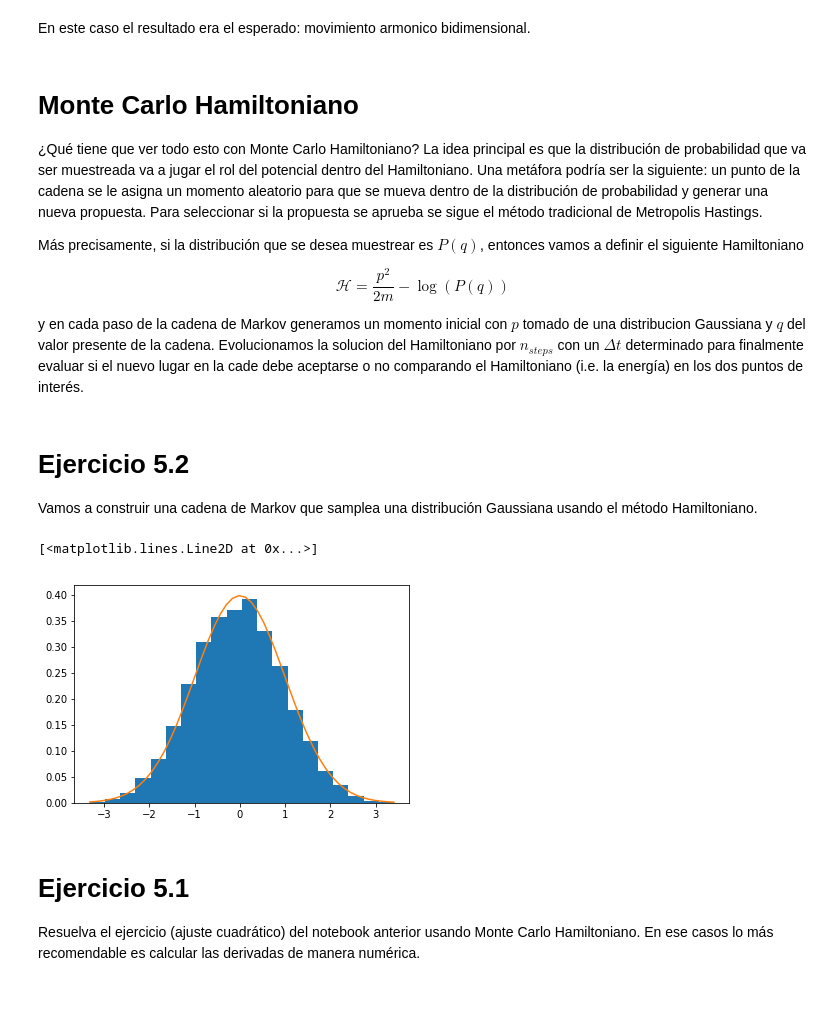
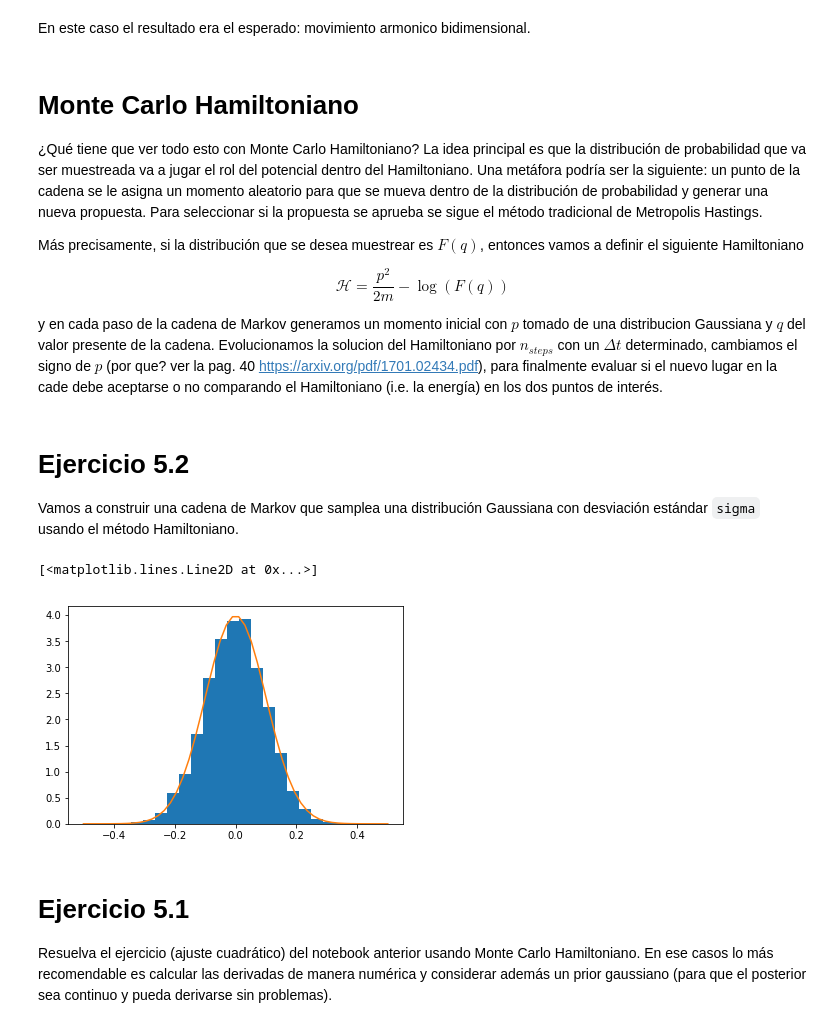
Before and after one commit to ComputoCienciasUniandes/MetodosComputacionalesAvanzados, a Jupyter notebook: secciones/05.MCMC/05_Hamiltoniano.ipynb, the cells around one changed output. Drawn from its saved outputs; the diff is of its cells as text; code cells hidden in the pictures; blank space fills up the shorter version.

```diff
--- a/secciones/05.MCMC/05_Hamiltoniano.ipynb
+++ b/secciones/05.MCMC/05_Hamiltoniano.ipynb
@@ -148,40 +148,40 @@ En este caso el resultado era el esperado: movimiento armonico bidimensional.
 la distribución de probabilidad que va ser muestreada va a jugar el rol del potencial
 dentro del Hamiltoniano. Una metáfora podría ser la siguiente: un punto de la cadena se le asigna un momento aleatorio para que se mueva dentro de la distribución de probabilidad y generar una nueva propuesta. Para seleccionar si la propuesta se aprueba se sigue el método tradicional de Metropolis Hastings.
 
-Más precisamente, si la distribución que se desea muestrear es $P(q)$, entonces vamos a definir el
+Más precisamente, si la distribución que se desea muestrear es $F(q)$, entonces vamos a definir el
 siguiente Hamiltoniano
 
 $$
-\mathcal{H} = \frac{p^2}{2m} -  \log (P(q))
+\mathcal{H} = \frac{p^2}{2m} -  \log (F(q))
 $$
 
-y en cada paso de la cadena de Markov generamos un momento inicial con $p$ tomado de una distribucion Gaussiana y $q$ del valor presente de la cadena. Evolucionamos la solucion del Hamiltoniano por $n_{steps}$ con un $\Delta t$ determinado para finalmente evaluar si el nuevo lugar en la cade debe aceptarse o no comparando el Hamiltoniano (i.e. la energía) en los dos puntos de interés.
+y en cada paso de la cadena de Markov generamos un momento inicial con $p$ tomado de una distribucion Gaussiana y $q$ del valor presente de la cadena. Evolucionamos la solucion del Hamiltoniano por $n_{steps}$ con un $\Delta t$ determinado, cambiamos el signo de $p$ (por que? ver la pag. 40 https://arxiv.org/pdf/1701.02434.pdf), para finalmente evaluar si el nuevo lugar en la cade debe aceptarse o no comparando el Hamiltoniano (i.e. la energía) en los dos puntos de interés.
 # %% [markdown]
 # Ejercicio 5.2
 
-Vamos a construir una cadena de Markov que samplea una distribución Gaussiana usando el método Hamiltoniano.
+Vamos a construir una cadena de Markov que samplea una distribución Gaussiana con desviación estándar `sigma` usando el método Hamiltoniano.
 # %%
-def pdf_to_sample(q):
-    return exp(-0.5*q**2)
+def pdf_to_sample(q, sigma):
+    return exp(-0.5*q**2/sigma**2)
 
-def log_pdf_to_sample(q):
-    return -q*q/2.0
+def log_pdf_to_sample(q, sigma):
+    return -0.5*q**2/sigma**2
 
-def gradient_log_pdf_to_sample(q):
-    return -q
+def gradient_log_pdf_to_sample(q, sigma):
+    return -q/sigma**2
 
-def leapfrog(q,p, delta_t=1E-1, niter=5):
+def leapfrog(q,p, sigma, delta_t=1E-1, niter=5):
     q_new = q
     p_new = p
     for i in range(niter):
-        p_new = p_new + 0.5 * delta_t * gradient_log_pdf_to_sample(q_new) #kick
+        p_new = p_new + 0.5 * delta_t * gradient_log_pdf_to_sample(q_new, sigma) #kick
         q_new = q_new + delta_t * p_new #drift
-        p_new = p_new + 0.5 * delta_t * gradient_log_pdf_to_sample(q_new) #kick
+        p_new = p_new + 0.5 * delta_t * gradient_log_pdf_to_sample(q_new, sigma) #kick
     return q_new, p_new
 
-def H(q,p):
+def H(q,p, sigma):
     K = 0.5 * p * p
-    U = -log_pdf_to_sample(q)
+    U = -log_pdf_to_sample(q, sigma)
     return K + U
 
 def MCMC(nsteps):
@@ -189,11 +189,13 @@ def MCMC(nsteps):
     p = np.zeros(nsteps)
     p[0] = np.random.normal(0,1)
     q[0] = np.random.normal(0,1)
+    sigma = 0.1
     for i in range(1,nsteps):
         p[i] = np.random.normal(0,1)
-        q_new, p_new = leapfrog(q[i-1],p[i-1]) # la propuesta se hace con leapfrog
-        E_new = H(q_new, p_new) # En lugar de evaluar la pdf se evalua la energia.
-        E_old = H(q[i-1], p[i-1])
+        q_new, p_new = leapfrog(q[i-1],p[i-1], sigma) # la propuesta se hace con leapfrog
+        p_new = -p_new #negamos a p para que la propuesta sea simetrica.
+        E_new = H(q_new, p_new, sigma) # En lugar de evaluar la pdf se evalua la energia.
+        E_old = H(q[i-1], p[i-1], sigma)
         alpha = min(1.0,np.exp(-(E_new - E_old))) # Se comparan las dos energias
         beta = np.random.random()
         if beta < alpha:
@@ -204,16 +206,16 @@ def MCMC(nsteps):
 # %%
 q_chain = MCMC(10000)
 # %%
-x = np.linspace(q_chain.min(), q_chain.max())
-sigma = 1.0
+x = np.linspace(-0.5, 0.5)
+sigma = 0.1
 y = (1.0/(sigma * np.sqrt(2*np.pi))) * np.exp(-0.5*(x/sigma)**2)
 
 a = plt.hist(q_chain[500:], bins=20, density=True)
 plt.plot(x,y)
 # %% [output]
 [<matplotlib.lines.Line2D at 0x...>]
-[figure, old version]
+[figure, new version]
 # %% [markdown]
 # Ejercicio 5.1
 
-Resuelva el ejercicio (ajuste cuadrático) del notebook anterior usando Monte Carlo Hamiltoniano. En ese casos lo más recomendable es calcular las derivadas de manera numérica.
+Resuelva el ejercicio (ajuste cuadrático) del notebook anterior usando Monte Carlo Hamiltoniano. En ese casos lo más recomendable es calcular las derivadas de manera numérica y considerar además un prior gaussiano (para que el posterior sea continuo y pueda derivarse sin problemas).
```
Also changed, not shown: parts of 1 cell of this notebook.
